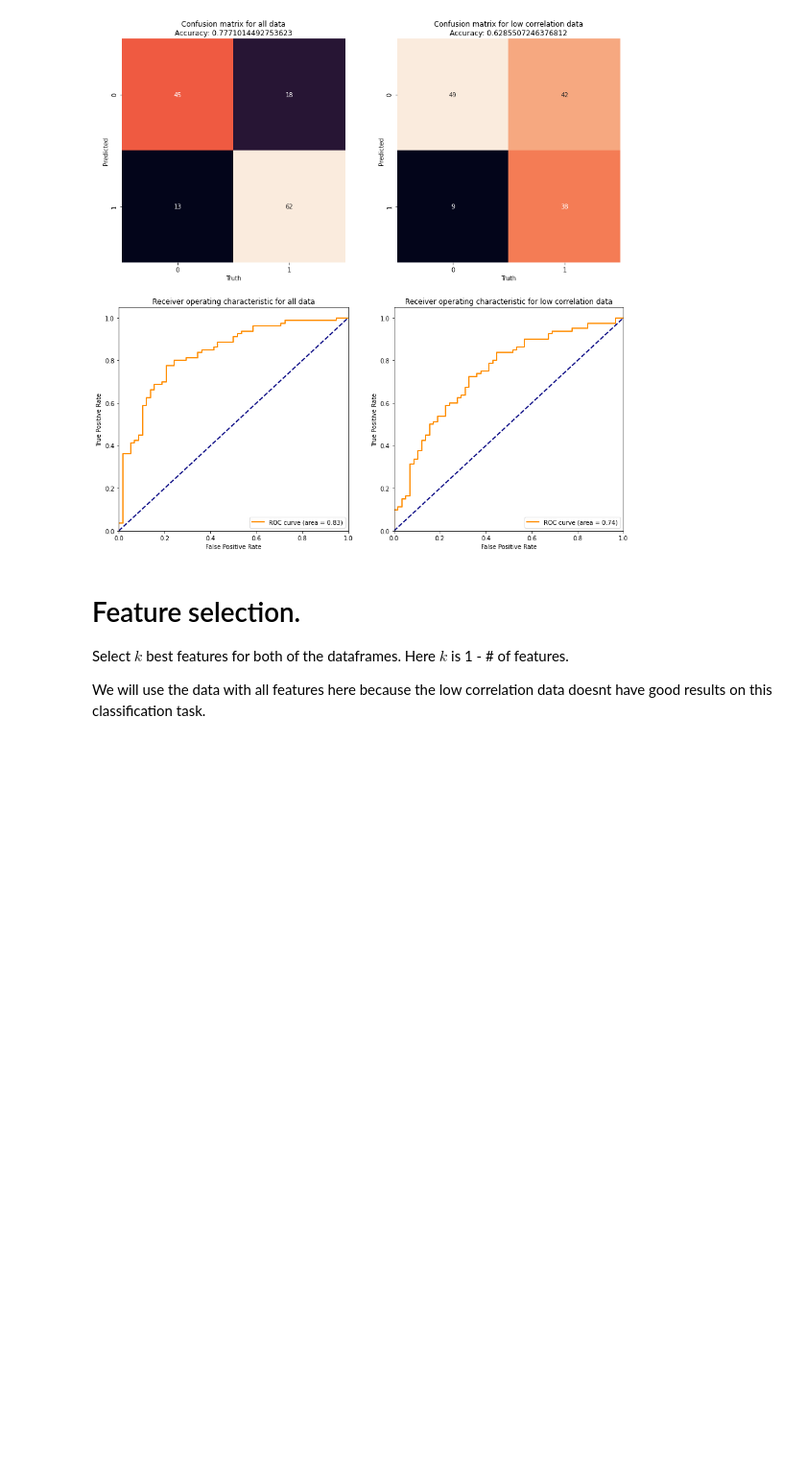
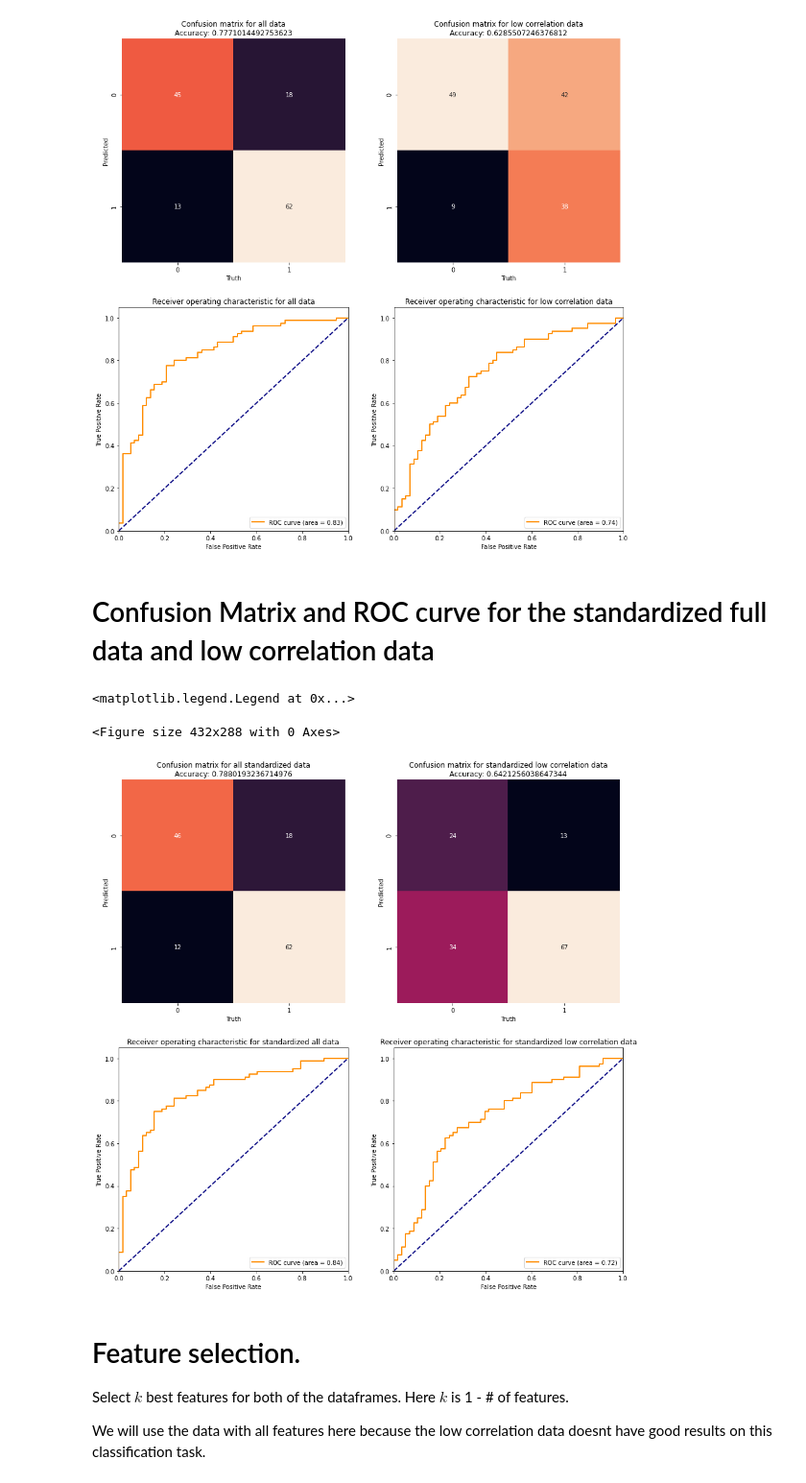
Before and after one commit to NPF-classifiers-109/npf-classifier, a Jupyter notebook: NaiveBayes/NB-classifier.ipynb, the cells around one changed output. Shown at 96% size. Cells and saved outputs as stored; diff of their text form; code cells hidden in the pictures; blank space fills up the shorter version.

```diff
--- a/NaiveBayes/NB-classifier.ipynb
+++ b/NaiveBayes/NB-classifier.ipynb
@@ -90,14 +122,25 @@ ax = sns.heatmap(corr_matrix, cmap='seismic', vmin=-1, vmax=1, square=True)
 # %%
+def get_tts(df: pd.DataFrame):
+    X = df.drop('class2', axis=1).values
+    y = df['class2'].values
+    return train_test_split(X, y, test_size=0.3, random_state=0)
+
 # Naive bayes model
 gnb = GaussianNB(priors=[0.6, 0.4])
 
+data_frames = [data]
+
 # Split training and test data
-X_train, X_test, y_train, y_test = train_test_split(data.drop('class2', axis=1).values, data['class2'].values, test_size=0.3, random_state=0)
-X_train_lowcorr, X_test_lowcorr, y_train_lowcorr, y_test_lowcorr = train_test_split(data_low_corr.drop('class2', axis=1).values, data_low_corr['class2'].values, test_size=0.3, random_state=0)
+X_train, X_test, y_train, y_test = get_tts(data)
+X_train_lowcorr, X_test_lowcorr, y_train_lowcorr, y_test_lowcorr = get_tts(data_low_corr)
+X_train_stdz, X_test_stdz, y_train_stdz, y_test_stdz = get_tts(data_stdz)
+X_train_lowcorr_stdz, X_test_lowcorr_stdz, y_train_lowcorr_stdz, y_test_lowcorr_stdz = get_tts(data_low_corr_stdz)
 
 # Predict
 y_pred = gnb.fit(X_train, y_train).predict(X_test)
 y_pred_lowcorr = gnb.fit(X_train_lowcorr, y_train_lowcorr).predict(X_test_lowcorr)
+y_pred_stdz = gnb.fit(X_train_stdz, y_train_stdz).predict(X_test_stdz)
+y_pred_lowcorr_stdz = gnb.fit(X_train_lowcorr_stdz, y_train_lowcorr_stdz).predict(X_test_lowcorr_stdz)
 
 # Predictable classes
 print(gnb.classes_)
@@ -157,6 +200,60 @@ axes[1, 1].legend(loc='lower right')
 <matplotlib.legend.Legend at 0x...>
 <Figure size 432x288 with 0 Axes>
 [figure]
+# %% [markdown]
+# Confusion Matrix and ROC curve for the standardized full data and low correlation data
+# %%
+plt.clf()
+
+figure, axes = plt.subplots(2,2)
+
+figure.set_size_inches(15, 15)
+
+mat_stdz = confusion_matrix(y_pred_stdz, y_test_stdz)
+names_stdz = np.unique(y_pred_stdz)
+sns.heatmap(mat_stdz, square=True, annot=True, fmt='d', cbar=False,
+            xticklabels=names_stdz, yticklabels=names_stdz, ax=axes[0, 0])
+axes[0, 0].set(xlabel='Truth', ylabel='Predicted', title='Confusion matrix for all standardized data\nAccuracy: {}'.format(np.mean(cross_val_score(gnb, data_stdz.drop('class2', axis=1).values, data_stdz['class2'].values, cv=10)))) #np.mean(cross_val_score(gnb, data.drop('class2', axis=1).values, data['class2'].values, cv=10))   accuracy_score(y_test, y_pred)
+
+mat_lowcorr = confusion_matrix(y_pred_lowcorr_stdz, y_test_lowcorr_stdz)
+names_lowcorr = np.unique(y_pred_lowcorr_stdz)
+sns.heatmap(mat_lowcorr, square=True, annot=True, fmt='d', cbar=False,
+            xticklabels=names_lowcorr, yticklabels=names_lowcorr, ax=axes[0, 1])
+axes[0, 1].set(xlabel='Truth', ylabel='Predicted', title='Confusion matrix for standardized low correlation data\nAccuracy: {}'.format(np.mean(cross_val_score(gnb, data_low_corr_stdz.drop('class2', axis=1).values, data_low_corr_stdz['class2'].values, cv=10)))) # accuracy_score(y_test_lowcorr, y_pred_lowcorr)
+
+y_pred_prob_stdz = gnb.fit(X_train_stdz, y_train_stdz).predict_proba(X_test_stdz)[:, 1]
+fpr_stdz, tpr_stdz, _ = roc_curve(y_test_stdz, y_pred_prob_stdz)
+roc_auc_stdz = roc_auc_score(y_test_stdz, y_pred_prob_stdz)
+lw = 2
+axes[1, 0].plot(
+    fpr_stdz,
+    tpr_stdz,
+    color="darkorange",
+    lw=lw,
+    label="ROC curve (area = %0.2f)" % roc_auc_stdz
+)
+axes[1, 0].plot([0, 1], [0, 1], color="navy", lw=lw, linestyle="--")
+axes[1, 0].set(xlim=[0.0, 1.0], ylim=[0.0, 1.05], xlabel='False Positive Rate', ylabel='True Positive Rate', title='Receiver operating characteristic for standardized all data')
+axes[1, 0].legend(loc='lower right')
+
+y_pred_prob_lowcorr_stdz = gnb.fit(X_train_lowcorr_stdz, y_train_lowcorr_stdz).predict_proba(X_test_lowcorr_stdz)[:, 1]
+fpr_lowcorr_stdz, tpr_lowcorr_stdz, _ = roc_curve(y_test_lowcorr_stdz, y_pred_prob_lowcorr_stdz)
+roc_auc_lowcorr_stdz = roc_auc_score(y_test_lowcorr_stdz, y_pred_prob_lowcorr_stdz)
+lw = 2
+axes[1, 1].plot(
+    fpr_lowcorr_stdz,
+    tpr_lowcorr_stdz,
+    color="darkorange",
+    lw=lw,
+    label="ROC curve (area = %0.2f)" % roc_auc_lowcorr_stdz
+)
+axes[1, 1].plot([0, 1], [0, 1], color="navy", lw=lw, linestyle="--")
+axes[1, 1].set(xlim=[0.0, 1.0], ylim=[0.0, 1.05], xlabel='False Positive Rate', ylabel='True Positive Rate', title='Receiver operating characteristic for standardized low correlation data')
+axes[1, 1].legend(loc='lower right')
+# %% [output]
+<matplotlib.legend.Legend at 0x...>
+<Figure size 432x288 with 0 Axes>
+[figure, added]
 # %% [markdown]
 # Feature selection.
 
```
Also changed, not shown: parts of 31 cells of this notebook.
